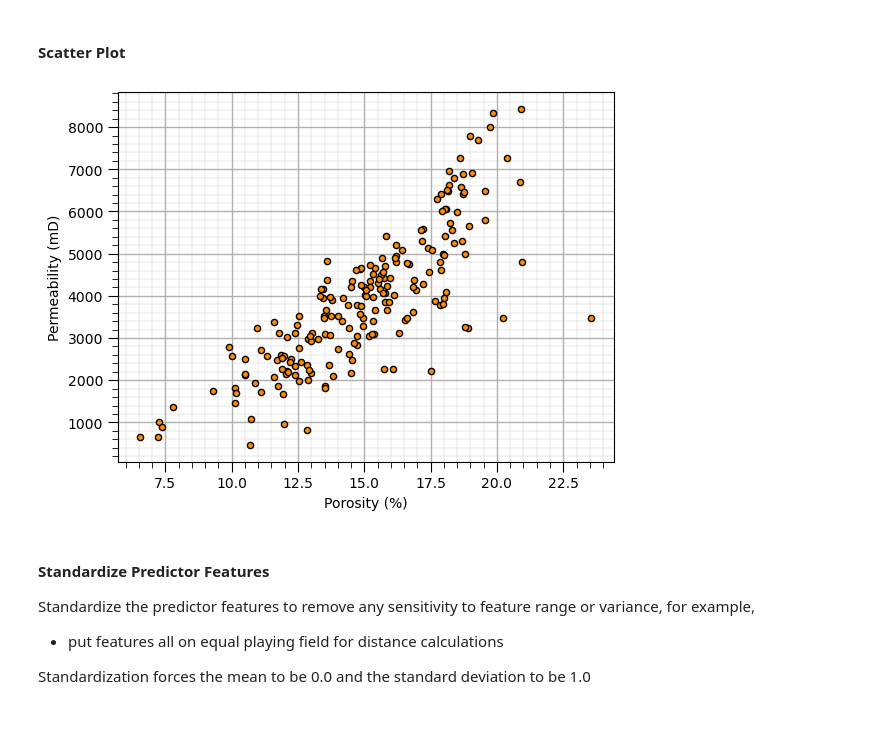
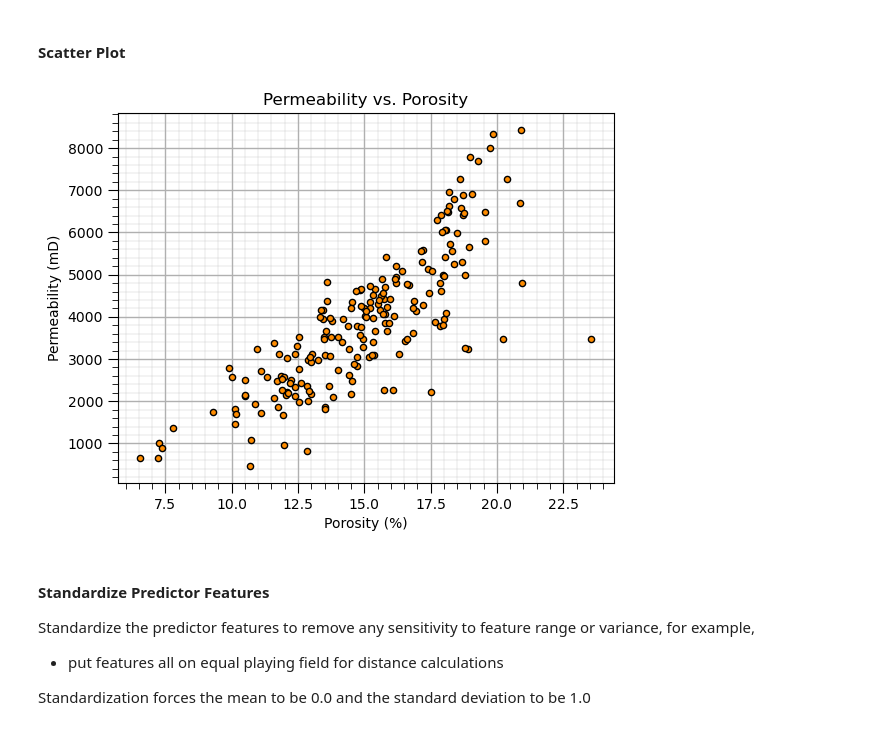
Before and after one commit to GeostatsGuy/MachineLearningDemos_Book, a Jupyter notebook: _sources/MachineLearning_python.ipynb, the cells around one changed output. Cells and saved outputs as stored; diff of their text form; code cells hidden in the pictures.

```diff
--- a/_sources/MachineLearning_python.ipynb
+++ b/_sources/MachineLearning_python.ipynb
@@ -945,0 +1011,10 @@ X_norm.describe()                                             # preview the Data
+# %%
+max_leaf_node_tuned = 40; num_tree = 20; max_features = 2                # random forest model hyperparameters
+random_forest = RandomForestRegressor(max_leaf_nodes=max_leaf_node_tuned,random_state=seed,n_estimators=num_tree,max_features=max_features,
+                                       oob_score=True,bootstrap=True)
+random_forest.fit(X,y.values.ravel())
+y_rf_hat = random_forest.predict(X)                      # predict over the testing cases
+plt.scatter(y,y_rf_hat,color='orange',edgecolor='black',label=r'All Data',zorder=10) # scatter plot
+plt.ylabel('Estimated'); plt.xlabel('Truth'); plt.title('Tuned Random Forest: Cross Validation Plot'); plt.legend(loc = 'upper left')
+plt.plot([0,8000],[0,8000],color='red'); plt.xlim(0,8000,); plt.ylim(0,8000)
+add_grid()
@@ -945,0 +1025,10 @@ X_norm.describe()                                             # preview the Data
+# %%
+max_leaf_node = 5; num_tree = 20; max_features = 2                # random forest model hyperparameters
+random_forest = RandomForestRegressor(max_leaf_nodes=max_leaf_node,random_state=seed,n_estimators=num_tree,max_features=max_features,
+                                       oob_score=True,bootstrap=True)
+random_forest.fit(X,y.values.ravel())
+y_rf_hat = random_forest.predict(X)                      # predict over the testing cases
+plt.scatter(y,y_rf_hat,color='orange',edgecolor='black',label=r'All Data',zorder=10) # scatter plot
+plt.ylabel('Estimated'); plt.xlabel('Truth'); plt.title('Random Forest: Cross Validation Plot'); plt.legend(loc = 'upper left')
+plt.plot([0,8000],[0,8000],color='red'); plt.xlim(0,8000,); plt.ylim(0,8000)
+add_grid()
@@ -947,9 +1069,9 @@ X_norm.describe()                                             # preview the Data
 #### Scatter Plot
 # %%
 plt.scatter(X['Por'],y['Prod'],color='darkorange',edgecolor='black',s=20); plt.xlabel('Porosity (%)'); plt.ylabel('Permeability (mD)')
-add_grid(); plt.show();
+add_grid(); plt.title('Permeability vs. Porosity'); plt.show();
 # %% [output]
-[figure, old version]
+[figure, new version]
 # %% [markdown]
 #### Standardize Predictor Features
 
```
Also changed, not shown: parts of 38 cells of this notebook, 24 other files.
